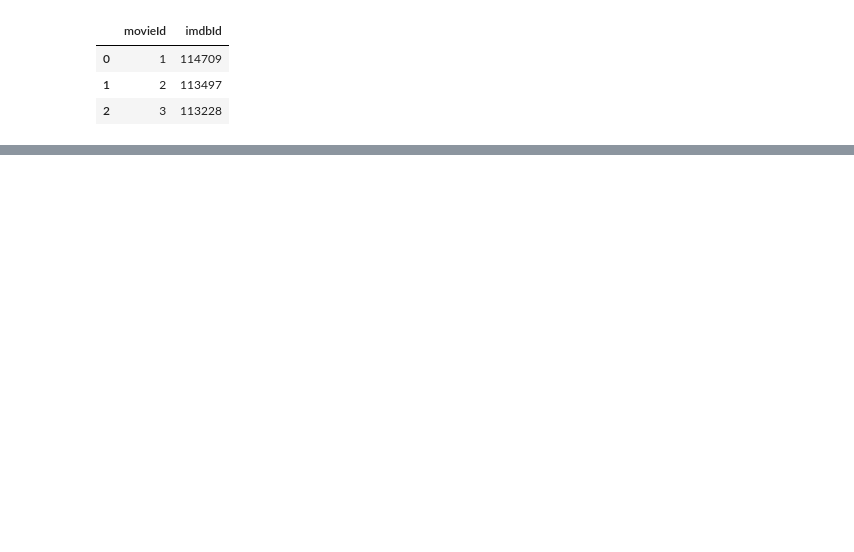
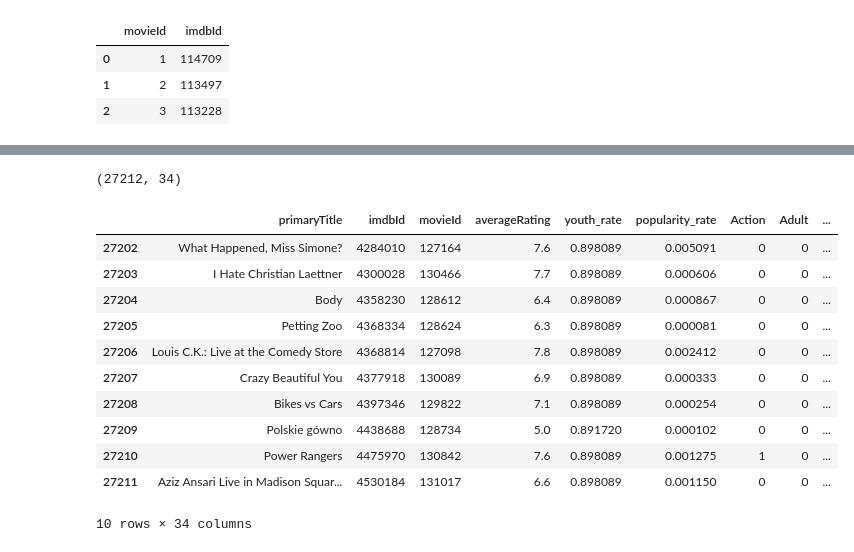
Before and after one commit to jcrigoni/grand_ml_project, a Jupyter notebook: deeper_search.ipynb, the cells around one changed output, grey strips where cells are left out. Saved outputs shown, nothing was run; the diff lists cells and outputs as text; code cells hidden in the pictures; blank space fills up the shorter version.

```diff
--- a/deeper_search.ipynb
+++ b/deeper_search.ipynb
@@ -45,0 +122,19 @@ Nombre de films dans Merge:  27212
+# %%
+df.shape
+# %% [output]
+(27212, 34)
+# %%
+df.tail(10)
+# %% [output]
+|  | primaryTitle | imdbId | movieId | averageRating | youth_rate | popularity_rate | Action | Adult | ... |
+| 27202 | What Happened, Miss Simone? | 4284010 | 127164 | 7.6 | 0.898089 | 0.005091 | 0 | 0 | ... |
+| 27203 | I Hate Christian Laettner | 4300028 | 130466 | 7.7 | 0.898089 | 0.000606 | 0 | 0 | ... |
+| 27204 | Body | 4358230 | 128612 | 6.4 | 0.898089 | 0.000867 | 0 | 0 | ... |
+| 27205 | Petting Zoo | 4368334 | 128624 | 6.3 | 0.898089 | 0.000081 | 0 | 0 | ... |
+| 27206 | Louis C.K.: Live at the Comedy Store | 4368814 | 127098 | 7.8 | 0.898089 | 0.002412 | 0 | 0 | ... |
+| 27207 | Crazy Beautiful You | 4377918 | 130089 | 6.9 | 0.898089 | 0.000333 | 0 | 0 | ... |
+| 27208 | Bikes vs Cars | 4397346 | 129822 | 7.1 | 0.898089 | 0.000254 | 0 | 0 | ... |
+| 27209 | Polskie gówno | 4438688 | 128734 | 5.0 | 0.891720 | 0.000102 | 0 | 0 | ... |
+| 27210 | Power Rangers | 4475970 | 130842 | 7.6 | 0.898089 | 0.001275 | 1 | 0 | ... |
+| 27211 | Aziz Ansari Live in Madison Squar... | 4530184 | 131017 | 6.6 | 0.898089 | 0.001150 | 0 | 0 | ... |
+10 rows × 34 columns
```
Also changed, not shown: parts of 15 cells of this notebook.
